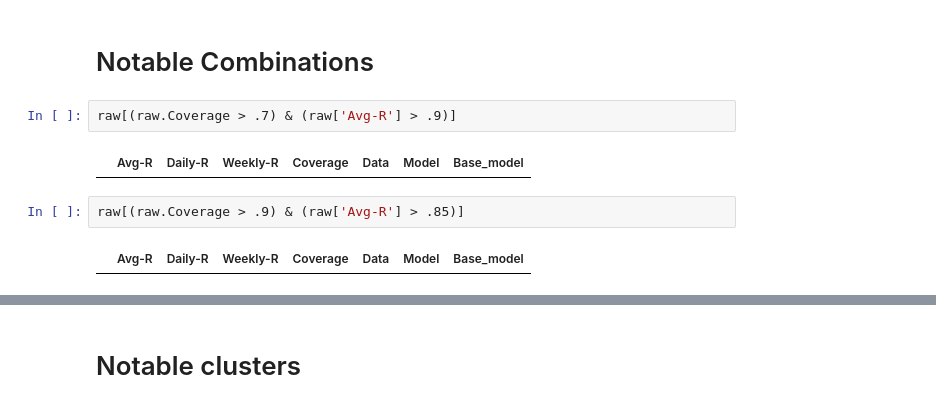
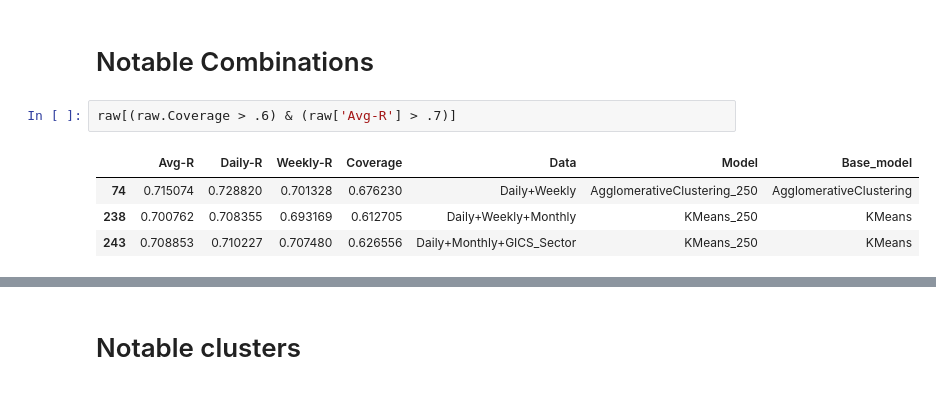
Before and after one commit to harkib/Stock-Clustering, a Jupyter notebook: visualize.ipynb, the cells around one changed output, grey strips where cells are left out. Drawn from its saved outputs; the diff is of its cells as text.

```diff
--- a/visualize.ipynb
+++ b/visualize.ipynb
@@ -80,10 +91,9 @@ bests
 # %% [markdown]
 # Notable Combinations
 # %%
-raw[(raw.Coverage > .7) & (raw['Avg-R'] > .9)]
+raw[(raw.Coverage > .6) & (raw['Avg-R'] > .7)]
 # %% [output]
 |  | Avg-R | Daily-R | Weekly-R | Coverage | Data | Model | Base_model |
+| 74 | 0.715074 | 0.728820 | 0.701328 | 0.676230 | Daily+Weekly | AgglomerativeClustering_250 | AgglomerativeClustering |
+| 238 | 0.700762 | 0.708355 | 0.693169 | 0.612705 | Daily+Weekly+Monthly | KMeans_250 | KMeans |
+| 243 | 0.708853 | 0.710227 | 0.707480 | 0.626556 | Daily+Monthly+GICS_Sector | KMeans_250 | KMeans |
-# %%
-raw[(raw.Coverage > .9) & (raw['Avg-R'] > .85)]
-# %% [output]
-|  | Avg-R | Daily-R | Weekly-R | Coverage | Data | Model | Base_model |
```
Also changed, not shown: parts of 24 cells of this notebook.
